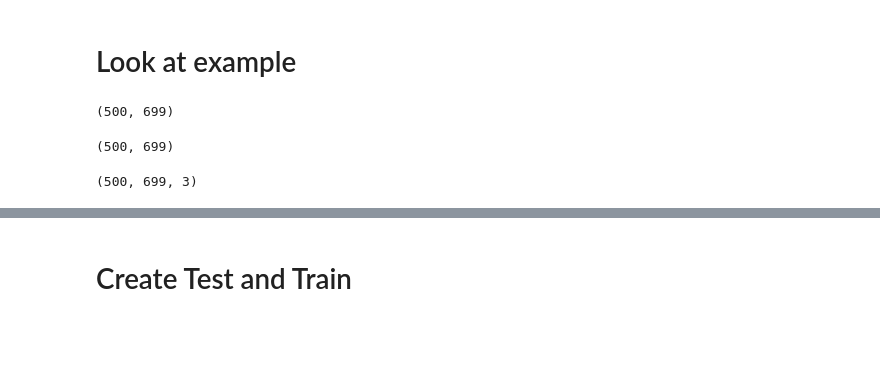
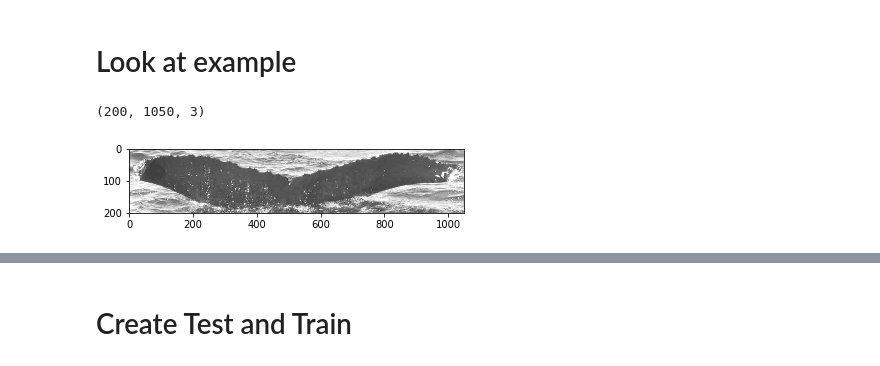
Before and after one commit to ebartrum/Kaggle-Whale-Identification, a Jupyter notebook: Triplet network.ipynb, the cells around one changed output, grey strips where cells are left out. Drawn from its saved outputs; the diff is of its cells as text; code cells hidden in the pictures; blank space fills up the shorter version.

```diff
--- a/Triplet network.ipynb
+++ b/Triplet network.ipynb
@@ -38,14 +28,12 @@ len(data)
 # %%
 from PIL import Image
-image = Image.open('data/train/00022e1a.jpg')
+image = Image.open('data/train/714b7e37.jpg')
 # %%
 np.array(image).shape
 # %% [output]
-(500, 699)
+(200, 1050, 3)
 # %%
-# plt.imshow(image)
-# plt.show()
+plt.imshow(image)
+plt.show()
+# %% [output]
+[figure, added]
-# %%
-np.array(image).shape
-# %% [output]
-(500, 699)
@@ -54,4 +39,0 @@ new_image = np.stack([image]*3,axis=2)
-# %%
-np.array(new_image).shape
-# %% [output]
-(500, 699, 3)
```
Also changed, not shown: parts of 56 cells of this notebook.
